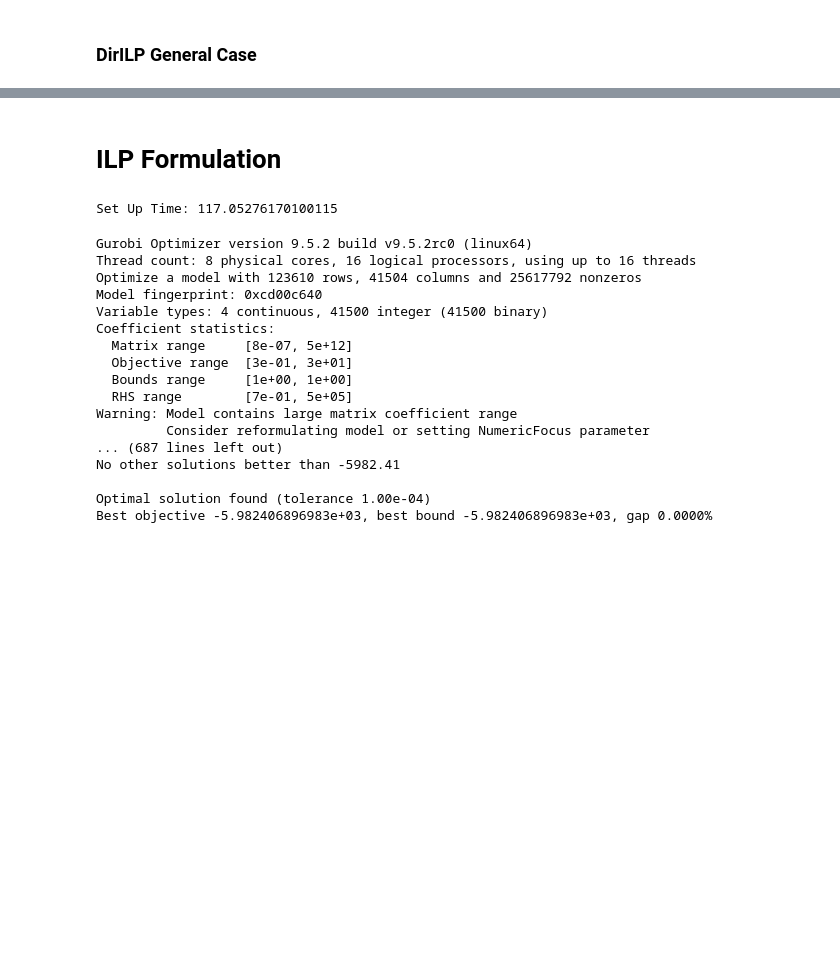
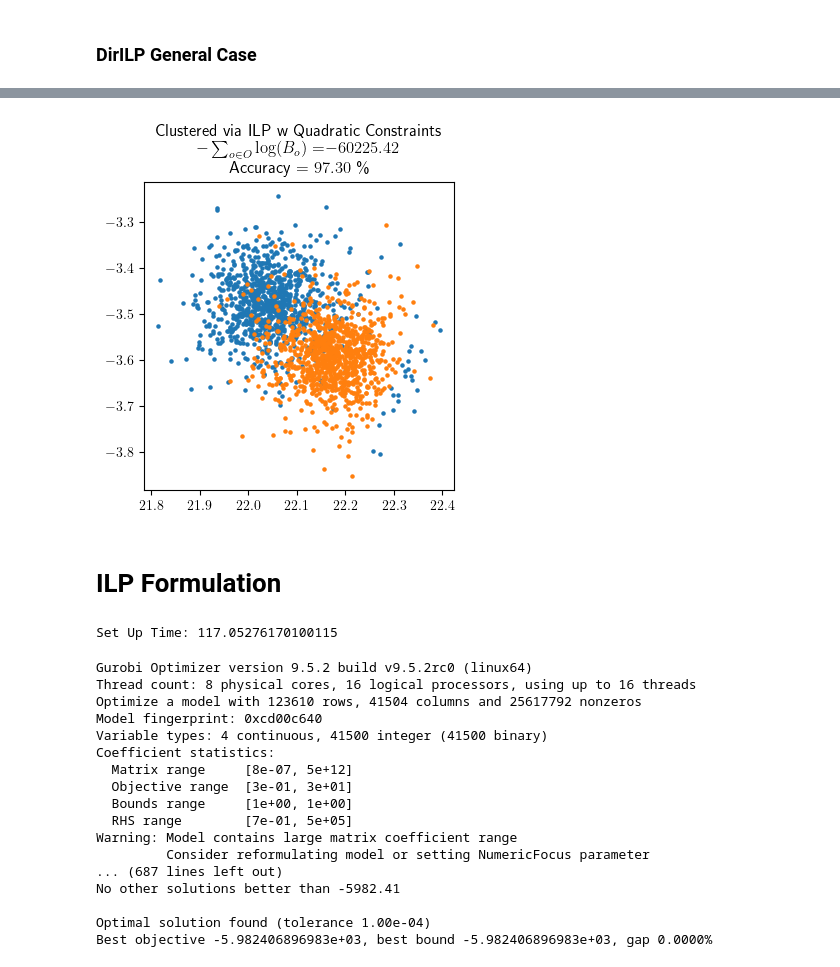
Before and after one commit to jacobf18/astronomical-matching, a Jupyter notebook: CanILP + DirILP General case.ipynb, the cells around one changed output, grey strips where cells are left out. Saved outputs shown, nothing was run; the diff lists cells and outputs as text; code cells hidden in the pictures; blank space fills up the shorter version.

```diff
--- a/CanILP + DirILP General case.ipynb
+++ b/CanILP + DirILP General case.ipynb
@@ -308,7 +308,7 @@ def mycallback(model, where):
         model._logfile.write(msg)
 # %%
 # Get a particular island to run the matching procedure
-cluster_num = 43
+cluster_num = 41
 # cluster_num = 44
 candidate_list, df, catalog_list, Sigma_list = get_candidate_list(result, label, cluster_num)
 
@@ -354,3 +434,15 @@ df2["kappa_rad"] = kappa_rad_list
+# %%
+ilpq_obj_dict = defaultdict(list)
+
+for (source, catalog, j), var in b.items():
+    if var.X > 0.5:
+        ilpq_obj_dict[j].append((source, catalog))
+# %%
+ilpq_y_pred, ilpq_y_true = obj_dict_to_true_pred_labels(ilpq_obj_dict)
+ilpq_acc = acc(ilpq_y_pred, ilpq_y_true)
+plot_obj_dict(ilpq_obj_dict, "ILP w Quadratic Constraints", neg_log_bayes_from_obj_dict(ilpq_obj_dict, coord_dict), ilpq_acc, f"figures/ilpq_{num_catalog}_{cluster_num}.svg")
+# %% [output]
+[figure, added]
 # %% [markdown]
 # ILP Formulation
 # %%
```
Also changed, not shown: parts of 16 cells of this notebook.
